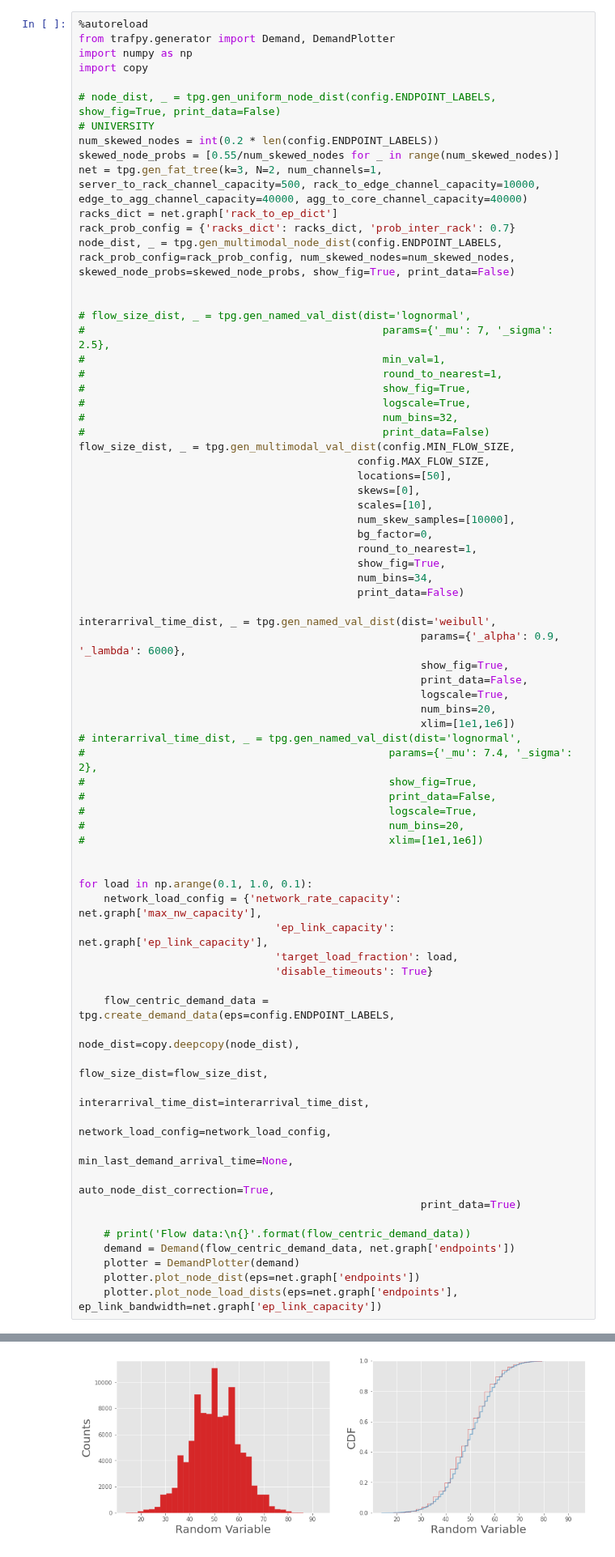
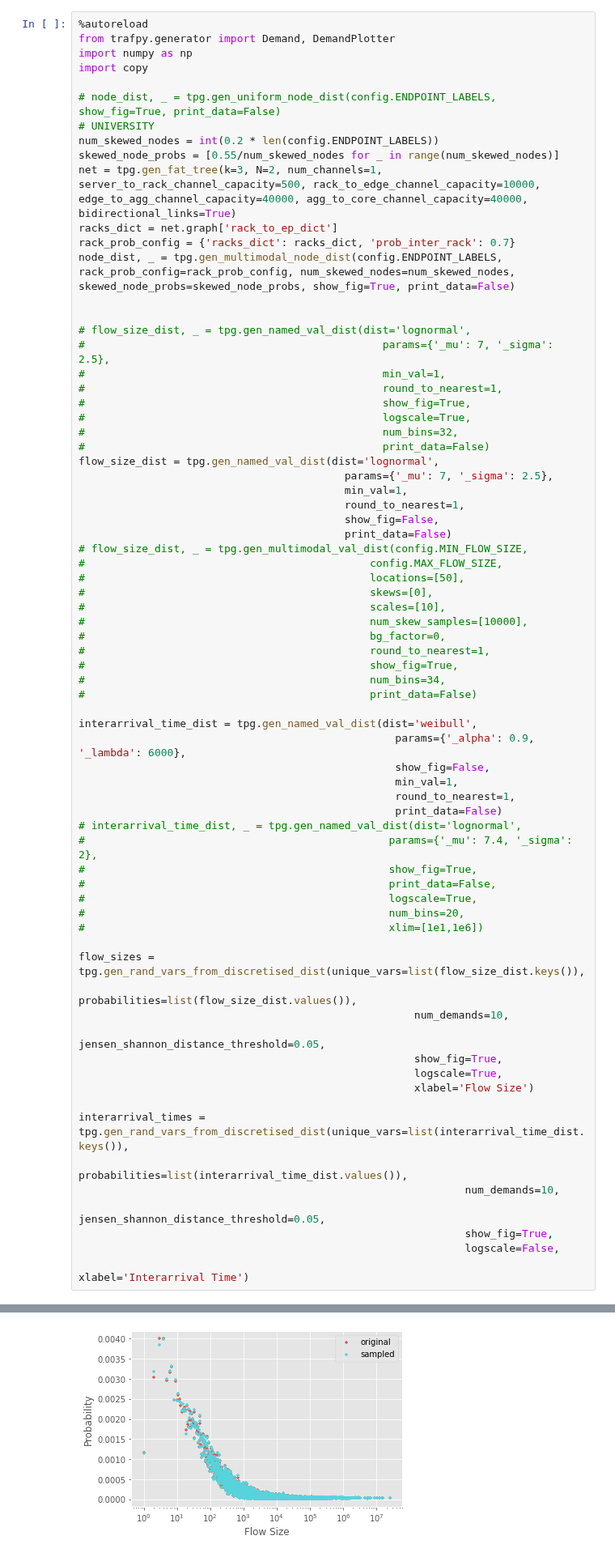
Before and after one commit to cwfparsonson/trafpy, a Jupyter notebook: notebooks/test.ipynb, the cells around one changed output, grey strips where cells are left out. Shown at 81% size. Cells and saved outputs as stored; diff of their text form.

Commit message:
:sparkles: Added Jensen-Shannon distribution guarantee.

```diff
--- a/notebooks/test.ipynb
+++ b/notebooks/test.ipynb
@@ -122,7 +121,7 @@ import copy
 # UNIVERSITY
 num_skewed_nodes = int(0.2 * len(config.ENDPOINT_LABELS))
 skewed_node_probs = [0.55/num_skewed_nodes for _ in range(num_skewed_nodes)]
-net = tpg.gen_fat_tree(k=3, N=2, num_channels=1, server_to_rack_channel_capacity=500, rack_to_edge_channel_capacity=10000, edge_to_agg_channel_capacity=40000, agg_to_core_channel_capacity=40000)
+net = tpg.gen_fat_tree(k=3, N=2, num_channels=1, server_to_rack_channel_capacity=500, rack_to_edge_channel_capacity=10000, edge_to_agg_channel_capacity=40000, agg_to_core_channel_capacity=40000, bidirectional_links=True)
 racks_dict = net.graph['rack_to_ep_dict']
 rack_prob_config = {'racks_dict': racks_dict, 'prob_inter_rack': 0.7}
 node_dist, _ = tpg.gen_multimodal_node_dist(config.ENDPOINT_LABELS, rack_prob_config=rack_prob_config, num_skewed_nodes=num_skewed_nodes, skewed_node_probs=skewed_node_probs, show_fig=True, print_data=False)
@@ -136,25 +135,30 @@ node_dist, _ = tpg.gen_multimodal_node_dist(config.ENDPOINT_LABELS, rack_prob_co
 #                                               logscale=True,
 #                                               num_bins=32,
 #                                               print_data=False)
-flow_size_dist, _ = tpg.gen_multimodal_val_dist(config.MIN_FLOW_SIZE,
-                                            config.MAX_FLOW_SIZE,
-                                            locations=[50],
-                                            skews=[0],
-                                            scales=[10],
-                                            num_skew_samples=[10000],
-                                            bg_factor=0,
-                                            round_to_nearest=1,
-                                            show_fig=True,
-                                            num_bins=34,
-                                            print_data=False)
+flow_size_dist = tpg.gen_named_val_dist(dist='lognormal',
+                                          params={'_mu': 7, '_sigma': 2.5},
+                                          min_val=1,
+                                          round_to_nearest=1,
+                                          show_fig=False,
+                                          print_data=False)
+# flow_size_dist, _ = tpg.gen_multimodal_val_dist(config.MIN_FLOW_SIZE,
+#                                             config.MAX_FLOW_SIZE,
+#                                             locations=[50],
+#                                             skews=[0],
+#                                             scales=[10],
+#                                             num_skew_samples=[10000],
+#                                             bg_factor=0,
+#                                             round_to_nearest=1,
+#                                             show_fig=True,
+#                                             num_bins=34,
+#                                             print_data=False)
 
-interarrival_time_dist, _ = tpg.gen_named_val_dist(dist='weibull',
-                                                      params={'_alpha': 0.9, '_lambda': 6000},
-                                                      show_fig=True,
-                                                      print_data=False,
-                                                      logscale=True,
-                                                      num_bins=20,
-                                                      xlim=[1e1,1e6])
+interarrival_time_dist = tpg.gen_named_val_dist(dist='weibull',
+                                                  params={'_alpha': 0.9, '_lambda': 6000},
+                                                  show_fig=False,
+                                                  min_val=1,
+                                                  round_to_nearest=1,
+                                                  print_data=False)
 # interarrival_time_dist, _ = tpg.gen_named_val_dist(dist='lognormal',
 #                                                params={'_mu': 7.4, '_sigma': 2},
 #                                                show_fig=True,
@@ -163,25 +167,19 @@ interarrival_time_dist, _ = tpg.gen_named_val_dist(dist='weibull',
 #                                                num_bins=20,
 #                                                xlim=[1e1,1e6])
 
+flow_sizes = tpg.gen_rand_vars_from_discretised_dist(unique_vars=list(flow_size_dist.keys()),
+                                                     probabilities=list(flow_size_dist.values()),
+                                                     num_demands=10,
+                                                     jensen_shannon_distance_threshold=0.05,
+                                                     show_fig=True,
+                                                     logscale=True,
+                                                     xlabel='Flow Size')
 
-for load in np.arange(0.1, 1.0, 0.1):
-    network_load_config = {'network_rate_capacity': net.graph['max_nw_capacity'],
-                               'ep_link_capacity': net.graph['ep_link_capacity'],
-                               'target_load_fraction': load,
-                               'disable_timeouts': True}
-
-    flow_centric_demand_data = tpg.create_demand_data(eps=config.ENDPOINT_LABELS,
-                                                      node_dist=copy.deepcopy(node_dist),
-                                                      flow_size_dist=flow_size_dist,
-                                                      interarrival_time_dist=interarrival_time_dist,
-                                                      network_load_config=network_load_config,
-                                                      min_last_demand_arrival_time=None,
-                                                      auto_node_dist_correction=True,
-                                                      print_data=True)
-
-    # print('Flow data:\n{}'.format(flow_centric_demand_data))
-    demand = Demand(flow_centric_demand_data, net.graph['endpoints'])
-    plotter = DemandPlotter(demand)
-    plotter.plot_node_dist(eps=net.graph['endpoints'])
-    plotter.plot_node_load_dists(eps=net.graph['endpoints'], ep_link_bandwidth=net.graph['ep_link_capacity'])
+interarrival_times = tpg.gen_rand_vars_from_discretised_dist(unique_vars=list(interarrival_time_dist.keys()),
+                                                             probabilities=list(interarrival_time_dist.values()),
+                                                             num_demands=10,
+                                                             jensen_shannon_distance_threshold=0.05,
+                                                             show_fig=True,
+                                                             logscale=False,
+                                                             xlabel='Interarrival Time')
 # %% [output]
@@ -189 +189 @@ for load in np.arange(0.1, 1.0, 0.1):
-[figure, old version]
+[figure, new version]
```
Also changed, not shown: parts of 3 cells of this notebook, 9 other files.
